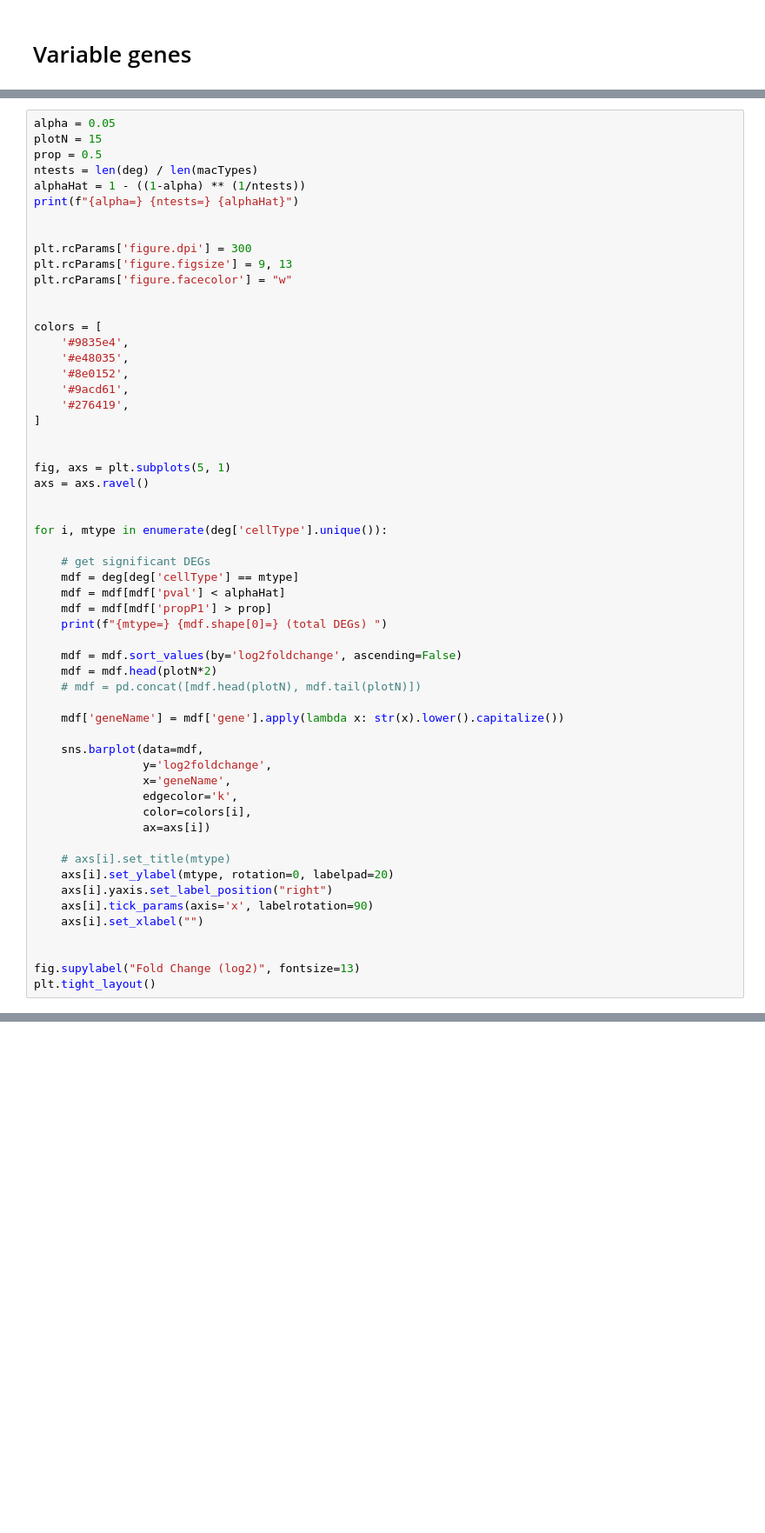
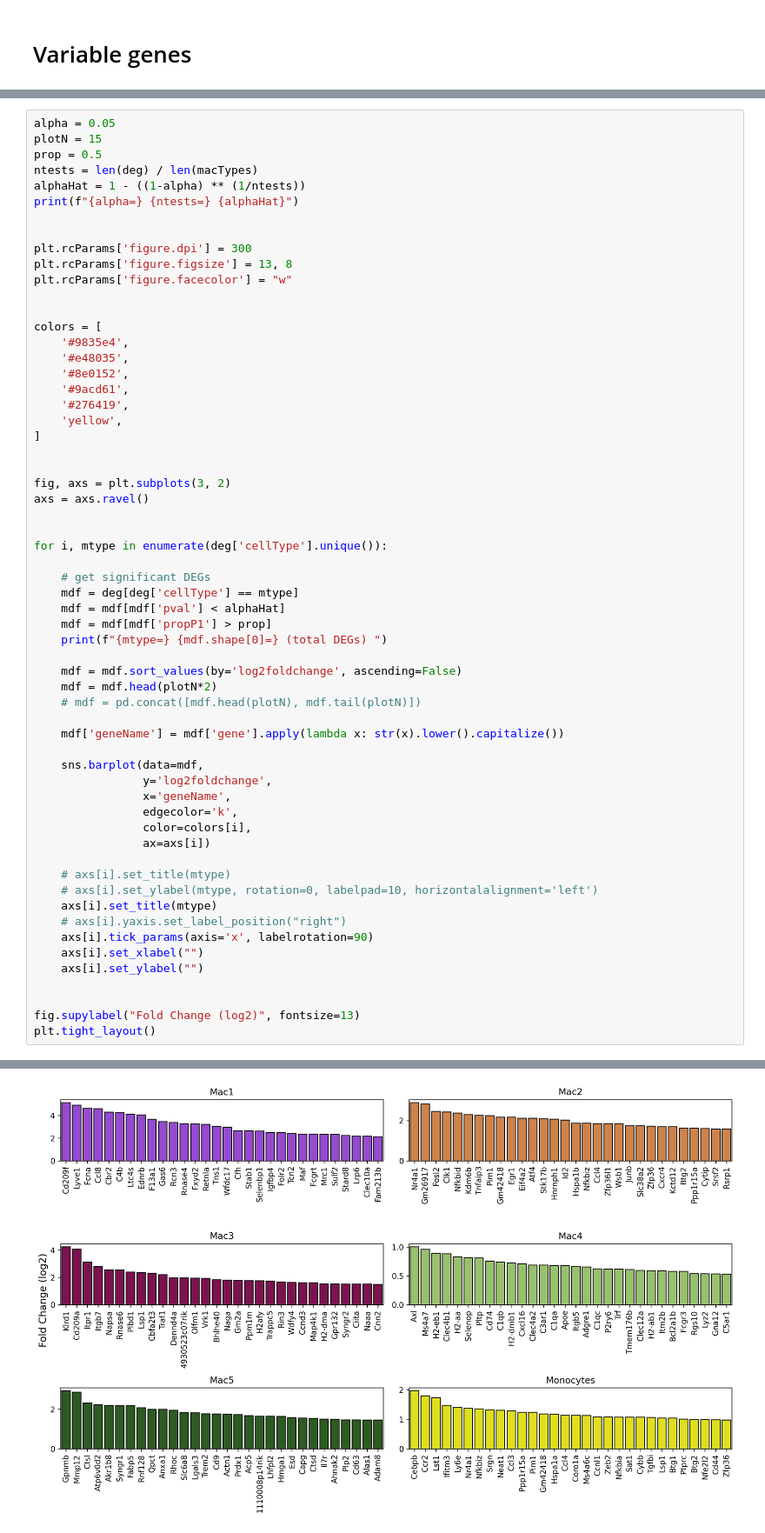
Before and after one commit to CooperStansbury/spatial_transcriptomics, a Jupyter notebook: clustering/macSubtypeDEG.ipynb, the cells around one changed output, grey strips where cells are left out. Shown at 87% size. Drawn from its saved outputs; the diff is of its cells as text; blank space fills up the shorter version.

```diff
--- a/clustering/macSubtypeDEG.ipynb
+++ b/clustering/macSubtypeDEG.ipynb
@@ -283,7 +309,7 @@ print(f"{alpha=} {ntests=} {alphaHat}")
 
 
 plt.rcParams['figure.dpi'] = 300
-plt.rcParams['figure.figsize'] = 9, 13
+plt.rcParams['figure.figsize'] = 13, 8
 plt.rcParams['figure.facecolor'] = "w"
 
 
@@ -293,10 +319,11 @@ colors = [
     '#8e0152',
     '#9acd61',
     '#276419',
+    'yellow',
 ]
 
 
-fig, axs = plt.subplots(5, 1)
+fig, axs = plt.subplots(3, 2)
 axs = axs.ravel()
 
 
@@ -322,11 +349,14 @@ for i, mtype in enumerate(deg['cellType'].unique()):
                 ax=axs[i])
 
     # axs[i].set_title(mtype)
-    axs[i].set_ylabel(mtype, rotation=0, labelpad=20)
-    axs[i].yaxis.set_label_position("right")
+    # axs[i].set_ylabel(mtype, rotation=0, labelpad=10, horizontalalignment='left')
+    axs[i].set_title(mtype)
+    # axs[i].yaxis.set_label_position("right")
     axs[i].tick_params(axis='x', labelrotation=90)
     axs[i].set_xlabel("")
+    axs[i].set_ylabel("")
 
 
 fig.supylabel("Fold Change (log2)", fontsize=13)
 plt.tight_layout()
+# %% [output]
@@ -332,0 +370 @@ plt.tight_layout()
+[figure, added]
```
Also changed, not shown: parts of 16 cells of this notebook, 33 other files.
